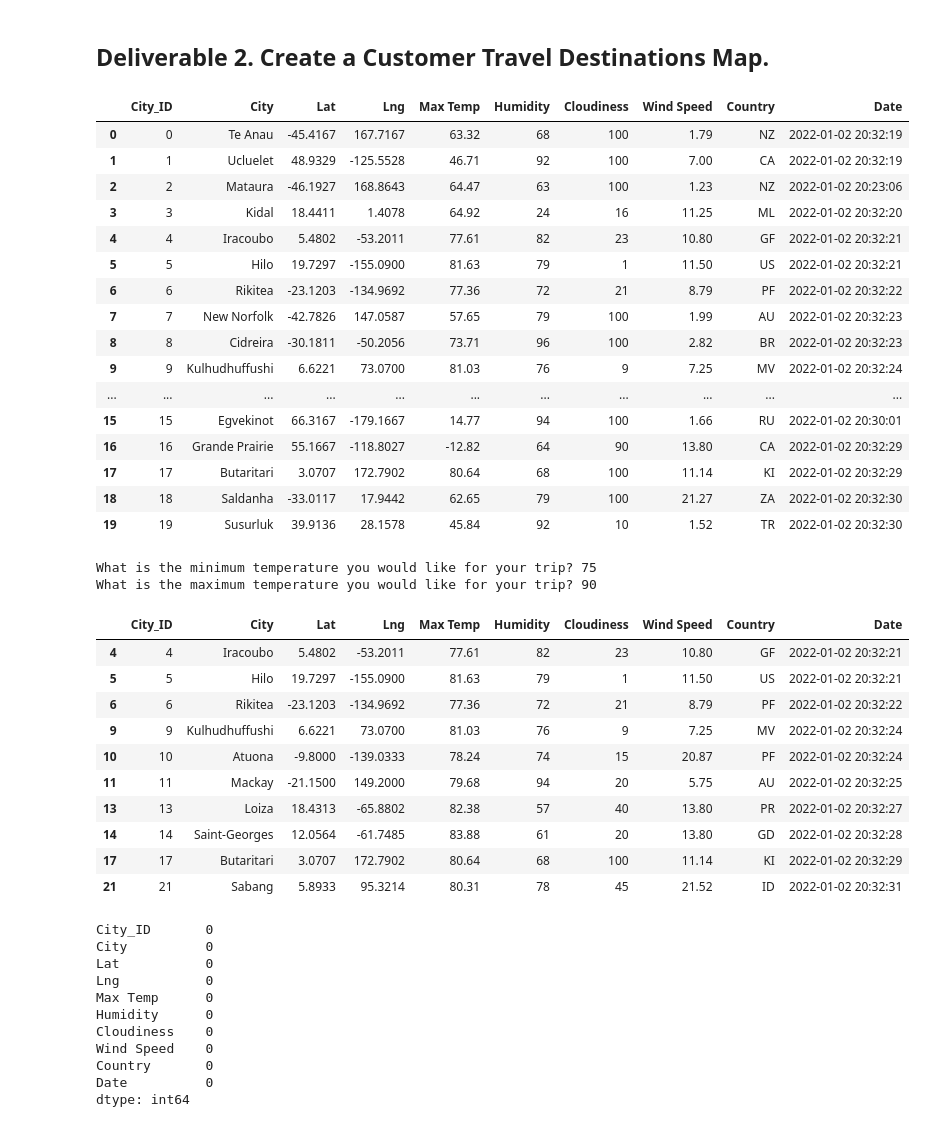
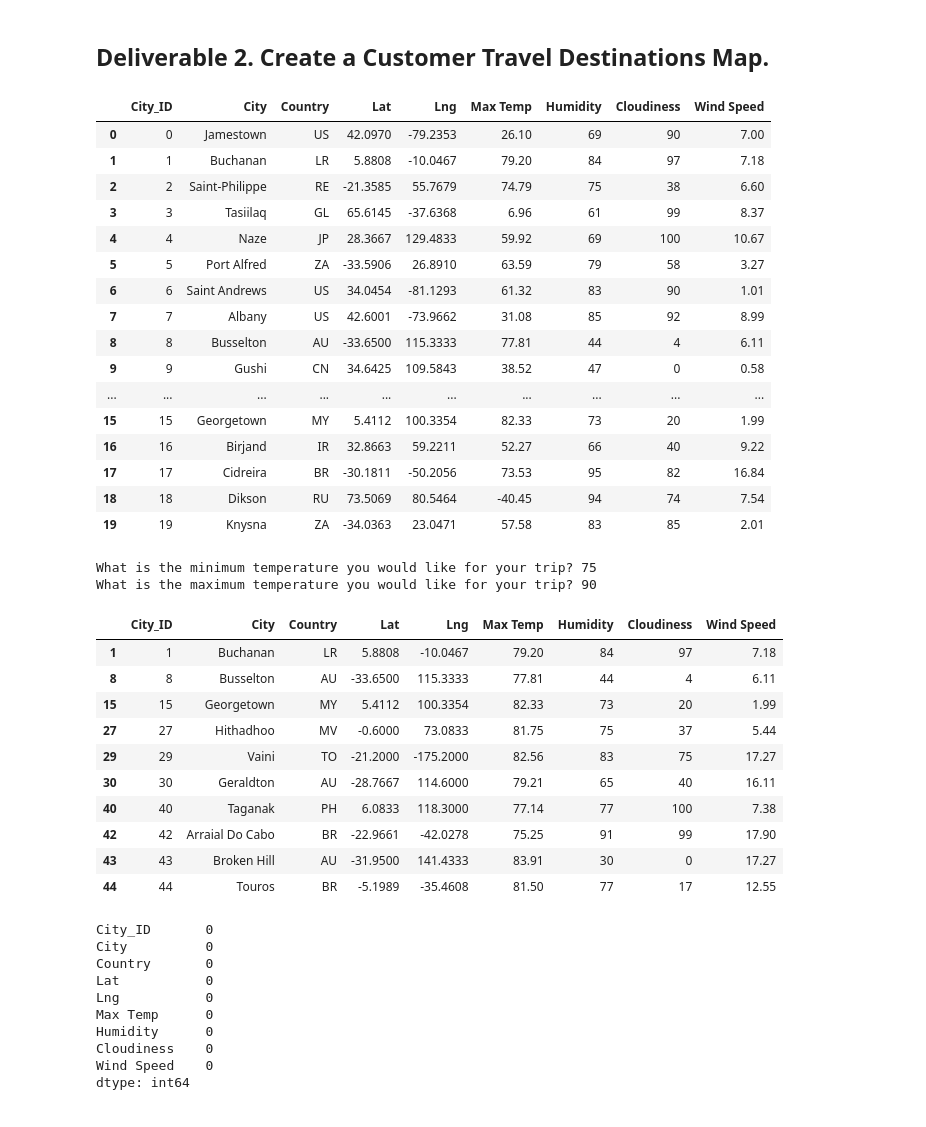
Before and after one commit to GDIAZ1106/World_Weather_Analysis, a Jupyter notebook: vacation_search/Vacation_Search.ipynb, the cells around one changed output. Saved outputs shown, nothing was run; the diff lists cells and outputs as text; code cells hidden in the pictures.

```diff
--- a/vacation_search/Vacation_Search.ipynb
+++ b/vacation_search/Vacation_Search.ipynb
@@ -13,26 +13,26 @@ from config import g_key
 gmaps.configure(api_key=g_key)
 # %%
 # 1. Import the WeatherPy_database.csv file.
-city_data_df = pd.read_csv("Weather_database.csv")
+city_data_df = pd.read_csv("..\Weather_Database\Weather_database.csv")
 city_data_df.head(20)
 # %% [output]
-|  | City_ID | City | Lat | Lng | Max Temp | Humidity | Cloudiness | Wind Speed | Country | Date |
-| 0 | 0 | Te Anau | -45.4167 | 167.7167 | 63.32 | 68 | 100 | 1.79 | NZ | 2022-01-02 20:32:19 |
-| 1 | 1 | Ucluelet | 48.9329 | -125.5528 | 46.71 | 92 | 100 | 7.00 | CA | 2022-01-02 20:32:19 |
-| 2 | 2 | Mataura | -46.1927 | 168.8643 | 64.47 | 63 | 100 | 1.23 | NZ | 2022-01-02 20:23:06 |
-| 3 | 3 | Kidal | 18.4411 | 1.4078 | 64.92 | 24 | 16 | 11.25 | ML | 2022-01-02 20:32:20 |
-| 4 | 4 | Iracoubo | 5.4802 | -53.2011 | 77.61 | 82 | 23 | 10.80 | GF | 2022-01-02 20:32:21 |
-| 5 | 5 | Hilo | 19.7297 | -155.0900 | 81.63 | 79 | 1 | 11.50 | US | 2022-01-02 20:32:21 |
-| 6 | 6 | Rikitea | -23.1203 | -134.9692 | 77.36 | 72 | 21 | 8.79 | PF | 2022-01-02 20:32:22 |
-| 7 | 7 | New Norfolk | -42.7826 | 147.0587 | 57.65 | 79 | 100 | 1.99 | AU | 2022-01-02 20:32:23 |
-| 8 | 8 | Cidreira | -30.1811 | -50.2056 | 73.71 | 96 | 100 | 2.82 | BR | 2022-01-02 20:32:23 |
-| 9 | 9 | Kulhudhuffushi | 6.6221 | 73.0700 | 81.03 | 76 | 9 | 7.25 | MV | 2022-01-02 20:32:24 |
-| ... | ... | ... | ... | ... | ... | ... | ... | ... | ... | ... |
-| 15 | 15 | Egvekinot | 66.3167 | -179.1667 | 14.77 | 94 | 100 | 1.66 | RU | 2022-01-02 20:30:01 |
-| 16 | 16 | Grande Prairie | 55.1667 | -118.8027 | -12.82 | 64 | 90 | 13.80 | CA | 2022-01-02 20:32:29 |
-| 17 | 17 | Butaritari | 3.0707 | 172.7902 | 80.64 | 68 | 100 | 11.14 | KI | 2022-01-02 20:32:29 |
-| 18 | 18 | Saldanha | -33.0117 | 17.9442 | 62.65 | 79 | 100 | 21.27 | ZA | 2022-01-02 20:32:30 |
-| 19 | 19 | Susurluk | 39.9136 | 28.1578 | 45.84 | 92 | 10 | 1.52 | TR | 2022-01-02 20:32:30 |
+|  | City_ID | City | Country | Lat | Lng | Max Temp | Humidity | Cloudiness | Wind Speed |
+| 0 | 0 | Jamestown | US | 42.0970 | -79.2353 | 26.10 | 69 | 90 | 7.00 |
+| 1 | 1 | Buchanan | LR | 5.8808 | -10.0467 | 79.20 | 84 | 97 | 7.18 |
+| 2 | 2 | Saint-Philippe | RE | -21.3585 | 55.7679 | 74.79 | 75 | 38 | 6.60 |
+| 3 | 3 | Tasiilaq | GL | 65.6145 | -37.6368 | 6.96 | 61 | 99 | 8.37 |
+| 4 | 4 | Naze | JP | 28.3667 | 129.4833 | 59.92 | 69 | 100 | 10.67 |
+| 5 | 5 | Port Alfred | ZA | -33.5906 | 26.8910 | 63.59 | 79 | 58 | 3.27 |
+| 6 | 6 | Saint Andrews | US | 34.0454 | -81.1293 | 61.32 | 83 | 90 | 1.01 |
+| 7 | 7 | Albany | US | 42.6001 | -73.9662 | 31.08 | 85 | 92 | 8.99 |
+| 8 | 8 | Busselton | AU | -33.6500 | 115.3333 | 77.81 | 44 | 4 | 6.11 |
+| 9 | 9 | Gushi | CN | 34.6425 | 109.5843 | 38.52 | 47 | 0 | 0.58 |
+| ... | ... | ... | ... | ... | ... | ... | ... | ... | ... |
+| 15 | 15 | Georgetown | MY | 5.4112 | 100.3354 | 82.33 | 73 | 20 | 1.99 |
+| 16 | 16 | Birjand | IR | 32.8663 | 59.2211 | 52.27 | 66 | 40 | 9.22 |
+| 17 | 17 | Cidreira | BR | -30.1811 | -50.2056 | 73.53 | 95 | 82 | 16.84 |
+| 18 | 18 | Dikson | RU | 73.5069 | 80.5464 | -40.45 | 94 | 74 | 7.54 |
+| 19 | 19 | Knysna | ZA | -34.0363 | 23.0471 | 57.58 | 83 | 85 | 2.01 |
 # %%
 # 2. Prompt the user to enter minimum and maximum temperature criteria
 min_temp = float(input("What is the minimum temperature you would like for your trip? "))
@@ -46,31 +46,30 @@ preferred_cities_df = city_data_df.loc[(city_data_df["Max Temp"] <= max_temp) &
                                        (city_data_df["Max Temp"] >= min_temp)]
 preferred_cities_df.head(10)
 # %% [output]
-|  | City_ID | City | Lat | Lng | Max Temp | Humidity | Cloudiness | Wind Speed | Country | Date |
-| 4 | 4 | Iracoubo | 5.4802 | -53.2011 | 77.61 | 82 | 23 | 10.80 | GF | 2022-01-02 20:32:21 |
-| 5 | 5 | Hilo | 19.7297 | -155.0900 | 81.63 | 79 | 1 | 11.50 | US | 2022-01-02 20:32:21 |
-| 6 | 6 | Rikitea | -23.1203 | -134.9692 | 77.36 | 72 | 21 | 8.79 | PF | 2022-01-02 20:32:22 |
-| 9 | 9 | Kulhudhuffushi | 6.6221 | 73.0700 | 81.03 | 76 | 9 | 7.25 | MV | 2022-01-02 20:32:24 |
-| 10 | 10 | Atuona | -9.8000 | -139.0333 | 78.24 | 74 | 15 | 20.87 | PF | 2022-01-02 20:32:24 |
-| 11 | 11 | Mackay | -21.1500 | 149.2000 | 79.68 | 94 | 20 | 5.75 | AU | 2022-01-02 20:32:25 |
-| 13 | 13 | Loiza | 18.4313 | -65.8802 | 82.38 | 57 | 40 | 13.80 | PR | 2022-01-02 20:32:27 |
-| 14 | 14 | Saint-Georges | 12.0564 | -61.7485 | 83.88 | 61 | 20 | 13.80 | GD | 2022-01-02 20:32:28 |
-| 17 | 17 | Butaritari | 3.0707 | 172.7902 | 80.64 | 68 | 100 | 11.14 | KI | 2022-01-02 20:32:29 |
-| 21 | 21 | Sabang | 5.8933 | 95.3214 | 80.31 | 78 | 45 | 21.52 | ID | 2022-01-02 20:32:31 |
+|  | City_ID | City | Country | Lat | Lng | Max Temp | Humidity | Cloudiness | Wind Speed |
+| 1 | 1 | Buchanan | LR | 5.8808 | -10.0467 | 79.20 | 84 | 97 | 7.18 |
+| 8 | 8 | Busselton | AU | -33.6500 | 115.3333 | 77.81 | 44 | 4 | 6.11 |
+| 15 | 15 | Georgetown | MY | 5.4112 | 100.3354 | 82.33 | 73 | 20 | 1.99 |
+| 27 | 27 | Hithadhoo | MV | -0.6000 | 73.0833 | 81.75 | 75 | 37 | 5.44 |
+| 29 | 29 | Vaini | TO | -21.2000 | -175.2000 | 82.56 | 83 | 75 | 17.27 |
+| 30 | 30 | Geraldton | AU | -28.7667 | 114.6000 | 79.21 | 65 | 40 | 16.11 |
+| 40 | 40 | Taganak | PH | 6.0833 | 118.3000 | 77.14 | 77 | 100 | 7.38 |
+| 42 | 42 | Arraial Do Cabo | BR | -22.9661 | -42.0278 | 75.25 | 91 | 99 | 17.90 |
+| 43 | 43 | Broken Hill | AU | -31.9500 | 141.4333 | 83.91 | 30 | 0 | 17.27 |
+| 44 | 44 | Touros | BR | -5.1989 | -35.4608 | 81.50 | 77 | 17 | 12.55 |
 # %%
 # 4a. Determine if there are any empty rows.
 preferred_cities_df.isnull().sum()
 # %% [output]
 City_ID       0
 City          0
+Country       0
 Lat           0
 Lng           0
 Max Temp      0
 Humidity      0
 Cloudiness    0
 Wind Speed    0
-Country       0
-Date          0
 dtype: int64
 # %%
 # 4b. Drop any empty rows and create a new DataFrame that doesn’t have empty rows.
```
Also changed, not shown: parts of 8 cells of this notebook, 7 other files.
